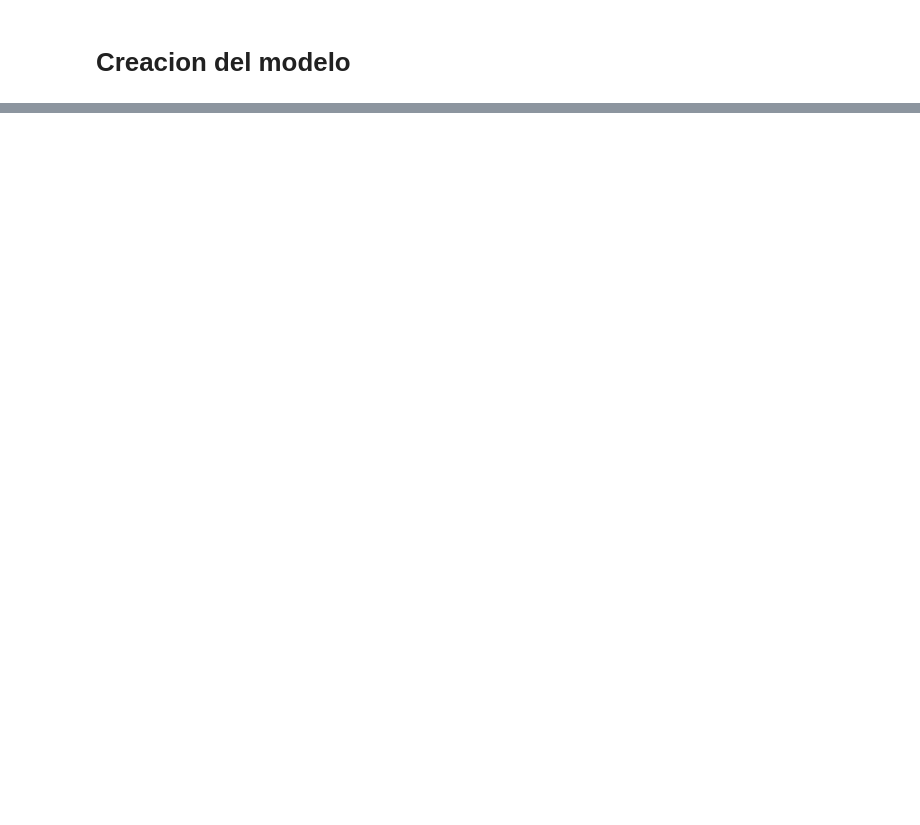
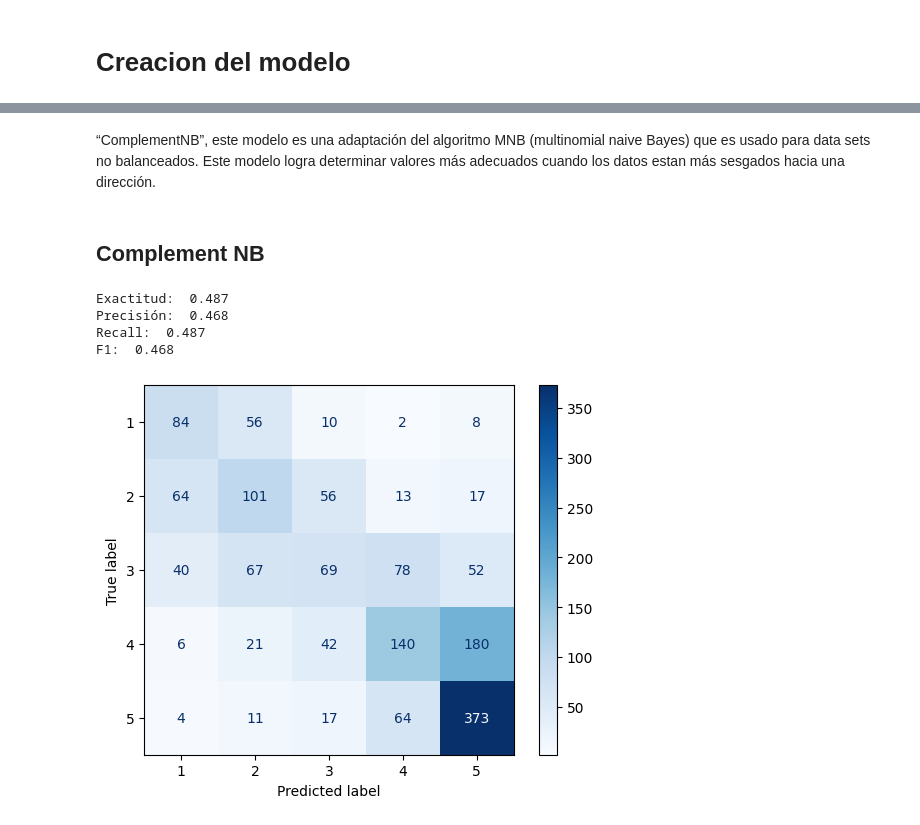
Before and after one commit to MichiMoments/BI_proy1_etapa1, a Jupyter notebook: proyecto.ipynb, the cells around one changed output, grey strips where cells are left out. Cells and saved outputs as stored; diff of their text form; code cells hidden in the pictures; blank space fills up the shorter version.

```diff
--- a/proyecto.ipynb
+++ b/proyecto.ipynb
@@ -77,0 +154,15 @@ Accuracy:  0.46476190476190476
+# %% [markdown]
+“ComplementNB”, este modelo es una adaptación del algoritmo MNB (multinomial naive Bayes) que es usado para data sets no balanceados. Este modelo logra determinar valores más adecuados cuando los datos estan más sesgados hacia una dirección.
+# %% [markdown]
+## Complement NB
+# %%
+from sklearn.naive_bayes import ComplementNB
+
+complement = ComplementNB()
+benchmark(complement, X_train, y_train, X_test, y_test)
+# %% [output]
+Exactitud:  0.487
+Precisión:  0.468
+Recall:  0.487
+F1:  0.468
+[figure, added]
```
Also changed, not shown: parts of 28 cells of this notebook, 2 other files.
